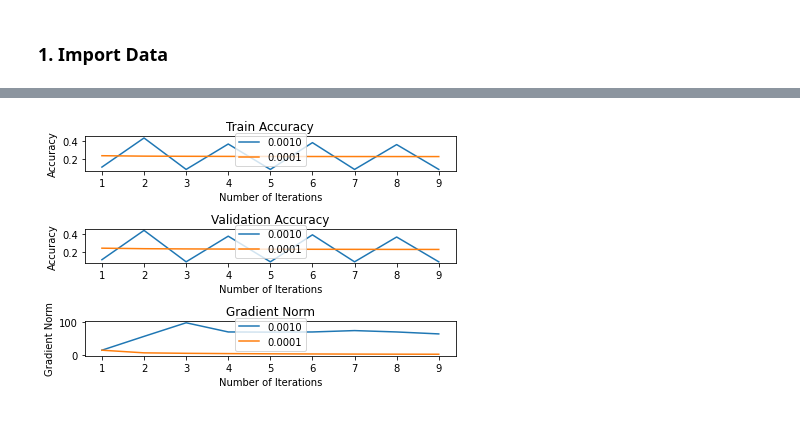
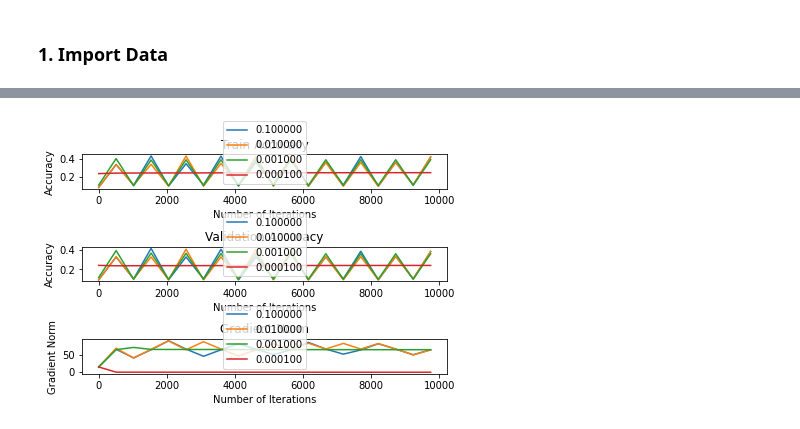
Before and after one commit to chrismartel/COMP551, a Jupyter notebook: projects/p2/diabetes.ipynb, the cells around one changed output, grey strips where cells are left out. Cells and saved outputs as stored; diff of their text form; code cells hidden in the pictures.

```diff
--- a/projects/p2/diabetes.ipynb
+++ b/projects/p2/diabetes.ipynb
@@ -123,9 +127,9 @@ def gd_hypertuning_plots(lr_range, max_iters_range, x_train, y_train, x_val, y_v
       acc_train_arr[j], acc_val_arr[j] = 1 - cost_fn(reg.predict(x_train), y_train), 1 - cost_fn(reg.predict(x_val), y_val)
       g_norm_arr[j] = reg.gradient_norm
     # add plot lines
-    axis[0].plot(max_iters_range, acc_train_arr, label="%0.4f" % lr)
-    axis[1].plot(max_iters_range, acc_val_arr, label="%0.4f" % lr)
-    axis[2].plot(max_iters_range, g_norm_arr, label="%0.4f" % lr)
+    axis[0].plot(max_iters_range, acc_train_arr, label="%0.6f" % lr)
+    axis[1].plot(max_iters_range, acc_val_arr, label="%0.6f" % lr)
+    axis[2].plot(max_iters_range, g_norm_arr, label="%0.6f" % lr)
 
   for i, subplot in enumerate(axis):
     subplot.set_xlabel("Number of Iterations")
@@ -147,0 +152,3 @@ x_val, y_val = val_df.iloc[:,:-1].to_numpy(), val_df.iloc[:,-1].to_numpy()
+# %%
+inds = np.random.permutation(x_train.shape[0])
+x_train, y_train = x_train[inds, :], y_train[inds]
@@ -148,6 +159,6 @@ x_val, y_val = val_df.iloc[:,:-1].to_numpy(), val_df.iloc[:,-1].to_numpy()
 # %%
-lr_range = np.array([0.001, 0.0001])
-max_iters_range = np.arange(1,10,1)
+lr_range = np.array([0.1, 0.01, 0.001, 0.0001])
+max_iters_range = np.arange(1,10000,513)
 gd_hypertuning_plots(lr_range, max_iters_range, x_train, y_train, x_val, y_val, reg_type='logistic')
 # %% [output]
-[figure, old version]
+[figure, new version]
```
Also changed, not shown: parts of 9 cells of this notebook.
